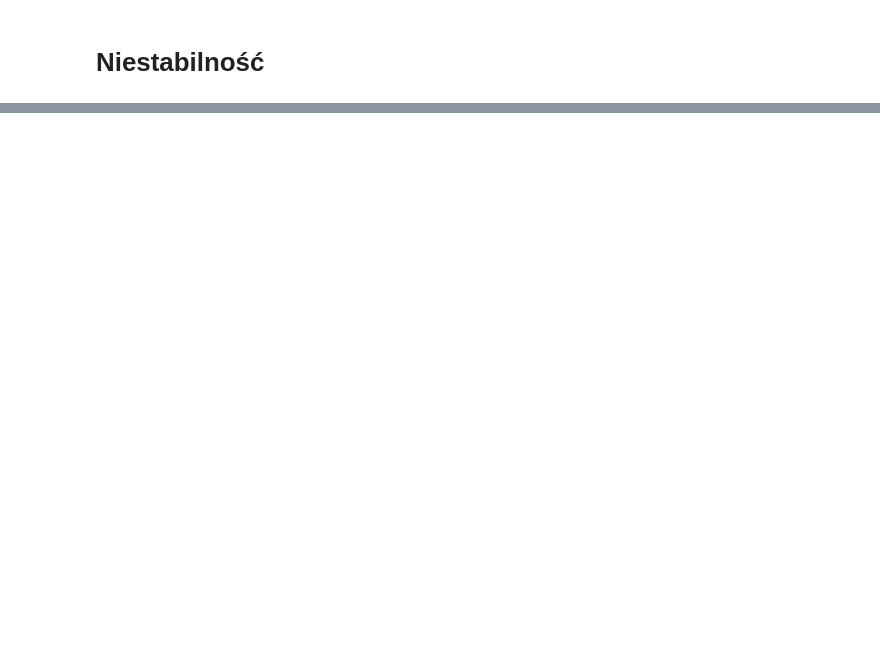
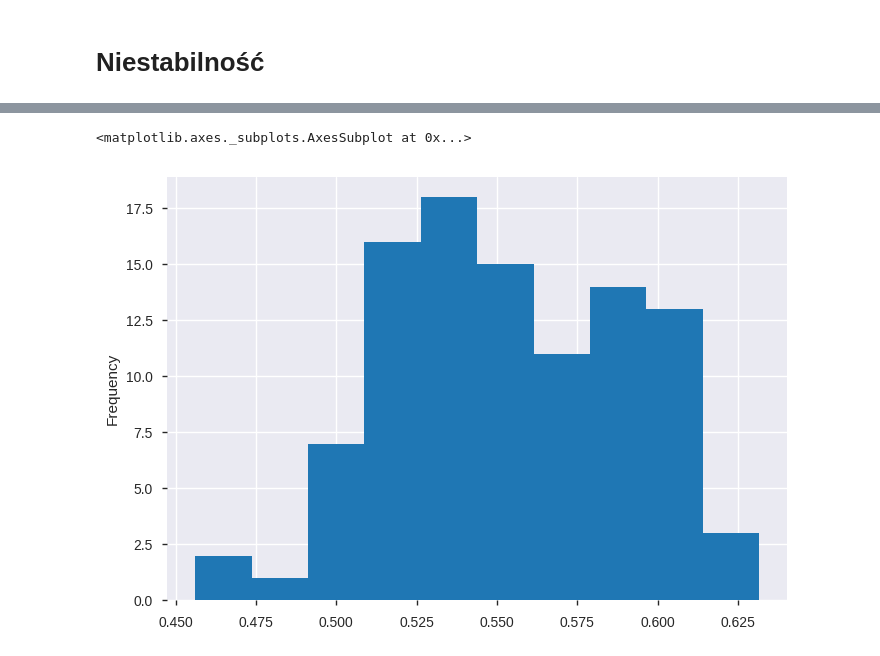
Before and after one commit to QuantumDamage/Wystartuj-z-Data-Science-w-Pythonie, a Jupyter notebook: nowotwor/workspace/drzewo decyzyjne.ipynb, the cells around one changed output, grey strips where cells are left out. Drawn from its saved outputs; the diff is of its cells as text; code cells hidden in the pictures; blank space fills up the shorter version.

```diff
--- a/nowotwor/workspace/drzewo decyzyjne.ipynb
+++ b/nowotwor/workspace/drzewo decyzyjne.ipynb
@@ -377,0 +536,6 @@ Testuję max_depth = 2
+# %%
+plt.figure()
+rezultaty["dokładność_głupi"].plot.hist()
+# %% [output]
+<matplotlib.axes._subplots.AxesSubplot at 0x...>
+[figure, added]
```
Also changed, not shown: parts of 40 cells of this notebook, 6 other files.
